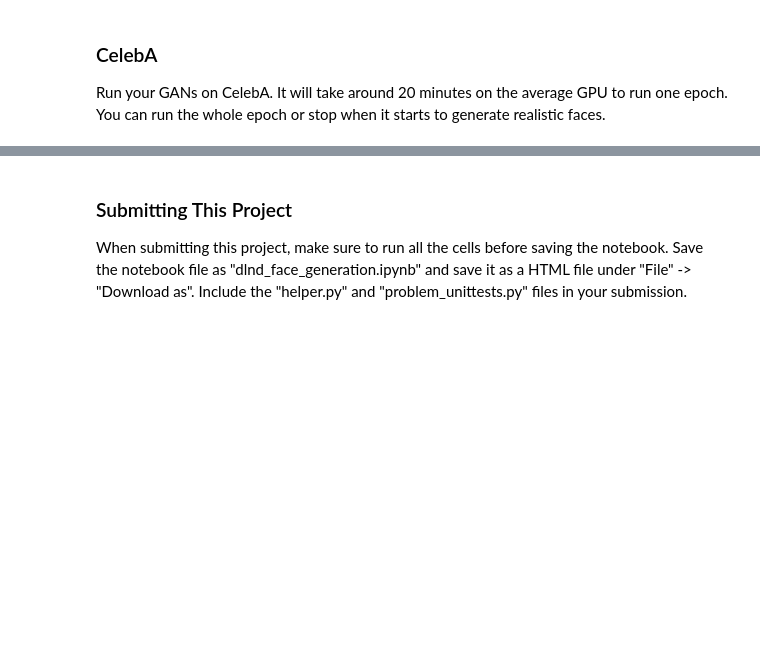
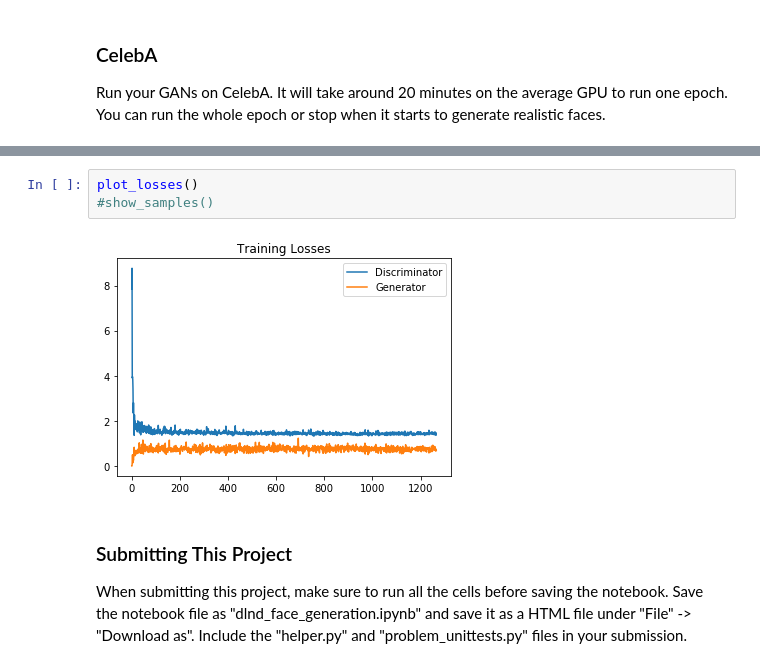
Before and after one commit to snegirigens/DLND, a Jupyter notebook: face_generation/dlnd_face_generation.ipynb, the cells around one changed output, grey strips where cells are left out. Drawn from its saved outputs; the diff is of its cells as text; blank space fills up the shorter version.

```diff
--- a/face_generation/dlnd_face_generation.ipynb
+++ b/face_generation/dlnd_face_generation.ipynb
@@ -642,3 +651,8 @@ Epoch: 1/1.  Step:  600.  Discriminator: 1.4908.  Generator: 0.8321.
+# %%
+plot_losses()
+#show_samples()
+# %% [output]
+[figure, added]
 # %% [markdown]
 ### Submitting This Project
 When submitting this project, make sure to run all the cells before saving the notebook. Save the notebook file as "dlnd_face_generation.ipynb" and save it as a HTML file under "File" -> "Download as". Include the "helper.py" and "problem_unittests.py" files in your submission.
```
Also changed, not shown: parts of 6 cells of this notebook.
